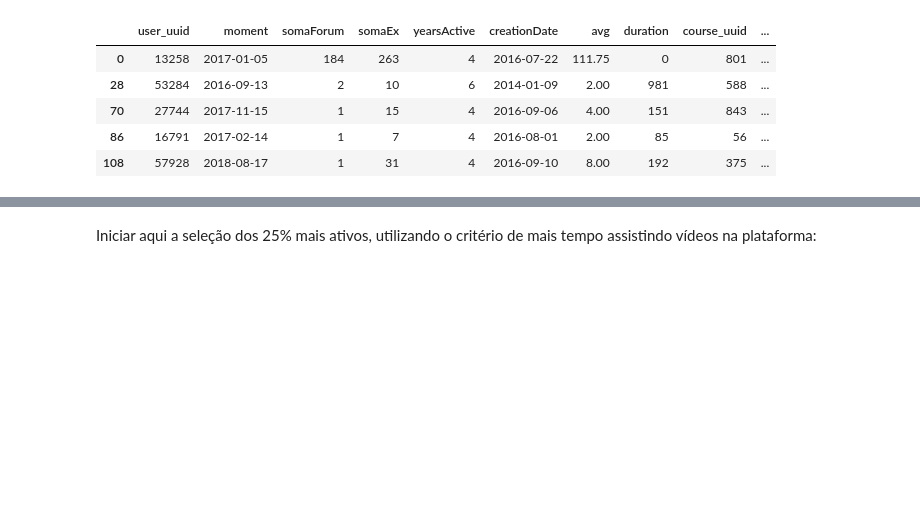
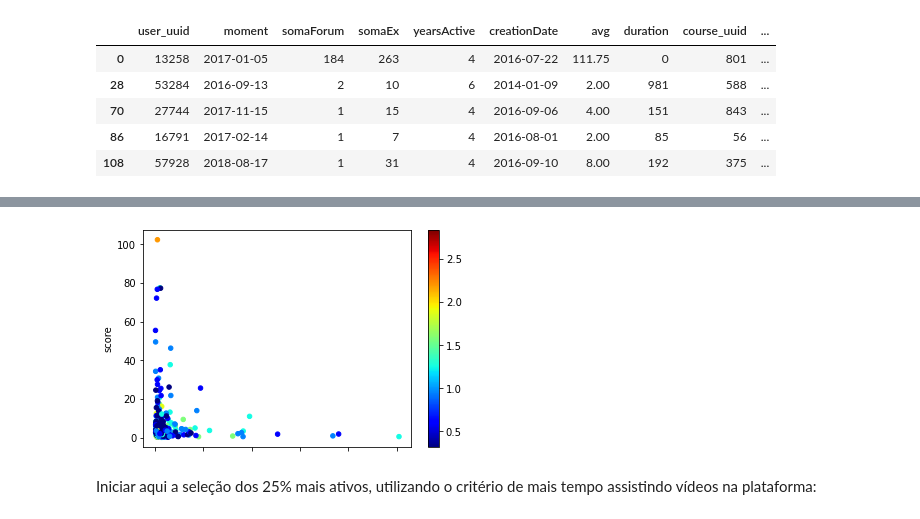
Before and after one commit to jo-nsc/distance-education-2020, a Jupyter notebook: analise_perfil_alunos.ipynb, the cells around one changed output, grey strips where cells are left out. Cells and saved outputs as stored; diff of their text form; code cells hidden in the pictures; blank space fills up the shorter version.

```diff
--- a/analise_perfil_alunos.ipynb
+++ b/analise_perfil_alunos.ipynb
@@ -370,0 +361,6 @@ plt.show()
+# %%
+logFreq = logs[['user_uuid','moment']]
+logFreq['entries'] = logFreq.groupby(['user_uuid','moment'])['moment'].transform('count')
+logFreq.drop_duplicates(subset=['user_uuid','moment'],inplace=True)
+logFreq['stddev'] = logFreq.groupby(['user_uuid'])['entries'].transform('var')
+logFreq.head(10)
@@ -370,0 +393,5 @@ plt.show()
+# %%
+scoreFreq = testeScore.merge(logFreq[['user_uuid','stddev','entries']],left_on='user_uuid',right_on='user_uuid')
+scoreFreq['entries'] = scoreFreq.groupby(['user_uuid'])['entries'].transform('sum')
+scoreFreq.drop_duplicates(subset='user_uuid',inplace=True)
+scoreFreq.drop(['course_uuid'],axis=1,inplace=True)
@@ -371,3 +407,8 @@ plt.show()
+# %%
+scoreFreq.plot(kind='scatter',x='stddev',y='score',colormap='jet',c=scoreFreq.yearsActive/scoreFreq.yearsActive.mean())
+plt.show()
+# %% [output]
+[figure, added]
 # %% [markdown]
 Iniciar aqui a seleção dos 25% mais ativos, utilizando o critério de mais tempo assistindo vídeos na plataforma:
 # %%
```
Also changed, not shown: parts of 11 cells of this notebook.
